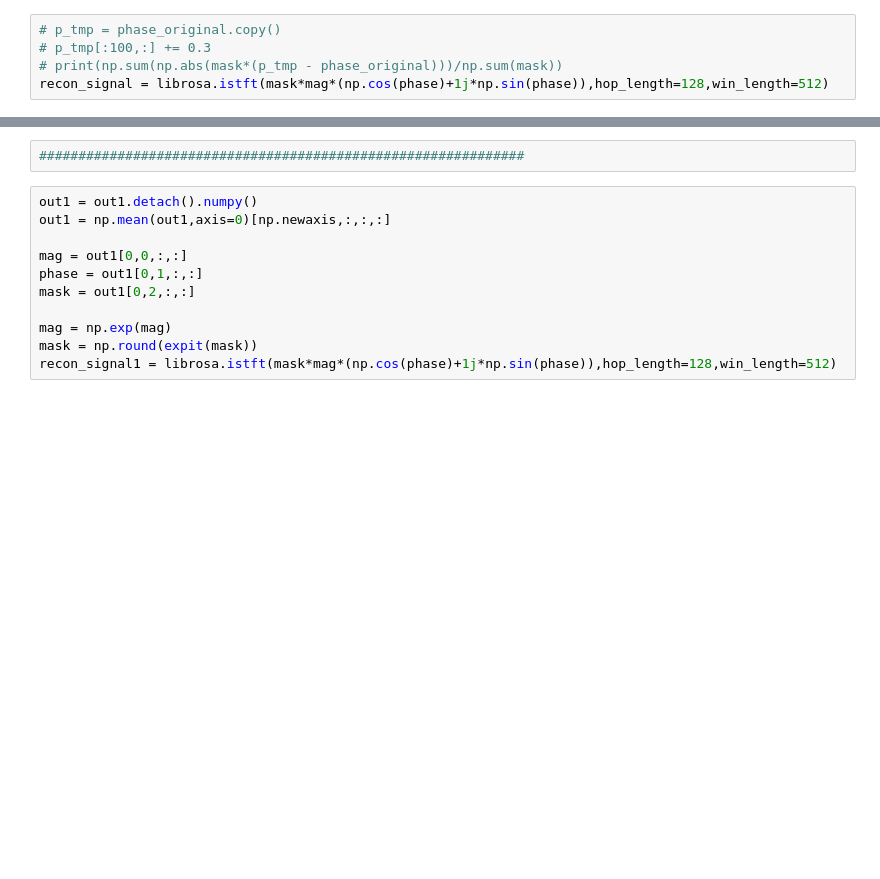
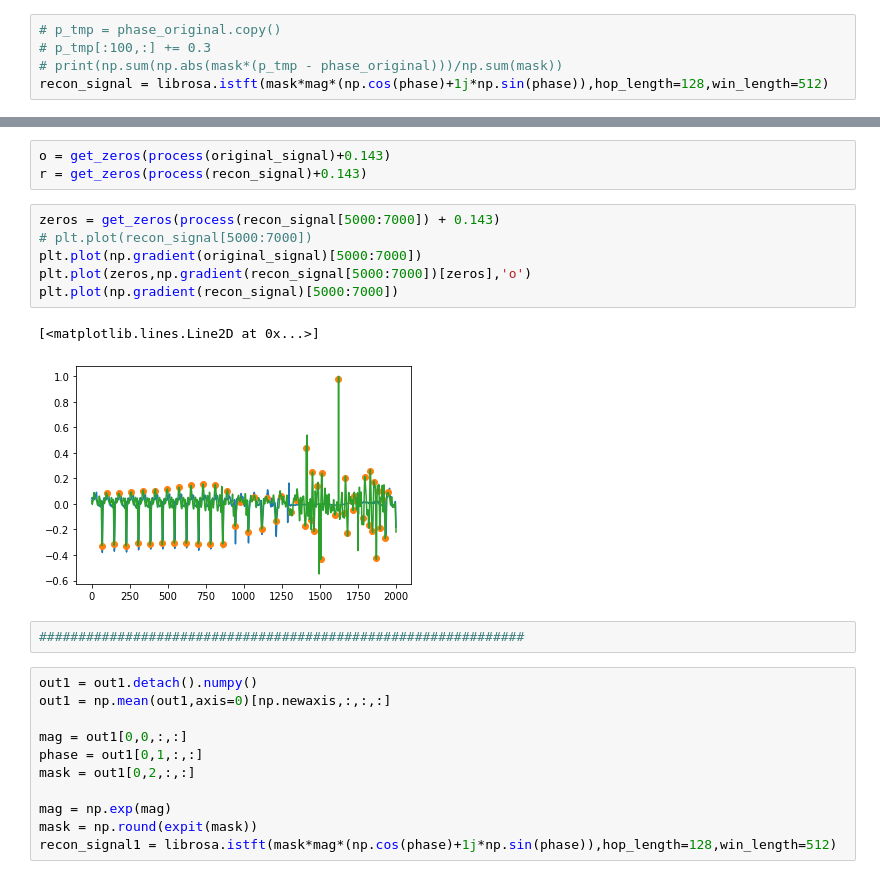
Before and after one commit to SeongwoongCho/SpeechToEGG, a Jupyter notebook: Testing Script.ipynb, the cells around one changed output, grey strips where cells are left out. Saved outputs shown, nothing was run; the diff lists cells and outputs as text; blank space fills up the shorter version.

```diff
--- a/Testing Script.ipynb
+++ b/Testing Script.ipynb
@@ -422,3 +423,15 @@ librosa.display.specshow(mask_original)
+# %%
+o = get_zeros(process(original_signal)+0.143)
+r = get_zeros(process(recon_signal)+0.143)
+# %%
+zeros = get_zeros(process(recon_signal[5000:7000]) + 0.143)
+# plt.plot(recon_signal[5000:7000])
+plt.plot(np.gradient(original_signal)[5000:7000])
+plt.plot(zeros,np.gradient(recon_signal[5000:7000])[zeros],'o')
+plt.plot(np.gradient(recon_signal)[5000:7000])
+# %% [output]
+[<matplotlib.lines.Line2D at 0x...>]
+[figure, added]
 # %%
 ##############################################################
 # %%
```
Also changed, not shown: parts of 48 cells of this notebook, 52 other files.
